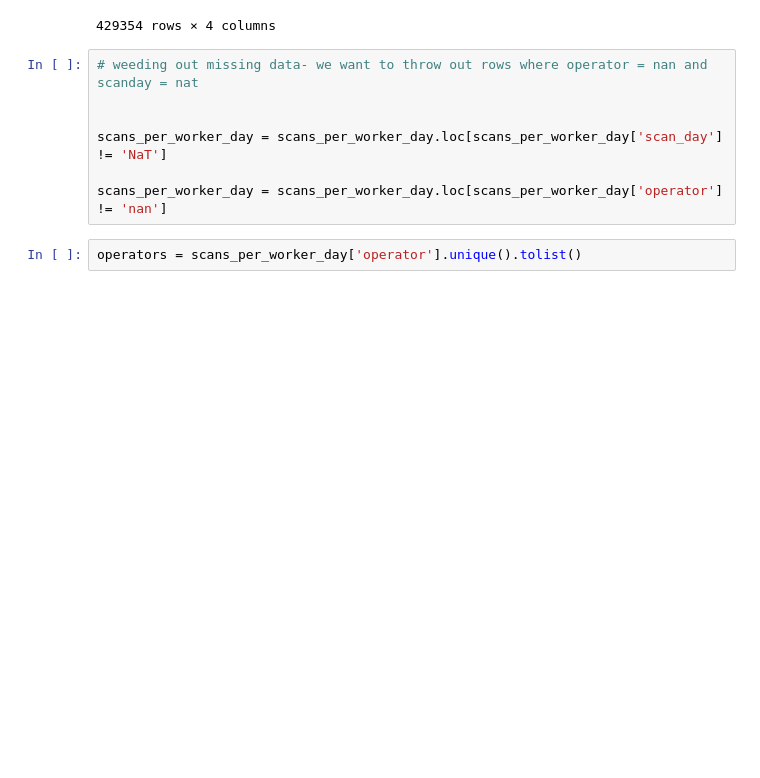
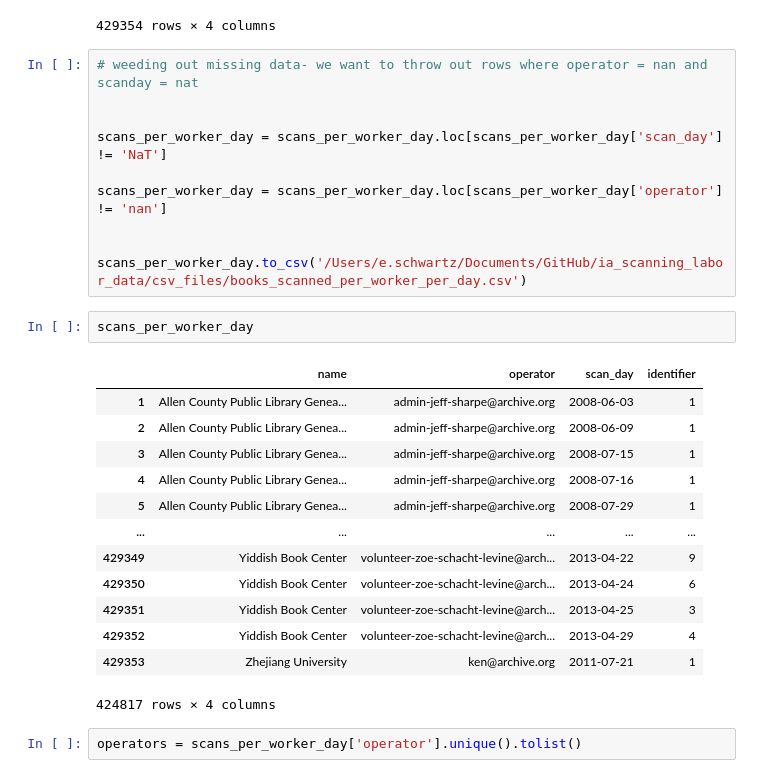
Before and after one commit to ers6/ia_scanning_labor_data, a Jupyter notebook: calculate_stats.ipynb, the cells around one changed output. Saved outputs shown, nothing was run; the diff lists cells and outputs as text; blank space fills up the shorter version.

```diff
--- a/calculate_stats.ipynb
+++ b/calculate_stats.ipynb
@@ -204,6 +204,25 @@ scans_per_worker_day
 scans_per_worker_day = scans_per_worker_day.loc[scans_per_worker_day['scan_day'] != 'NaT']
 
 scans_per_worker_day = scans_per_worker_day.loc[scans_per_worker_day['operator'] != 'nan']
+
+
+scans_per_worker_day.to_csv('/Users/e.schwartz/Documents/GitHub/ia_scanning_labor_data/csv_files/books_scanned_per_worker_per_day.csv')
+# %%
+scans_per_worker_day
+# %% [output]
+|  | name | operator | scan_day | identifier |
+| 1 | Allen County Public Library Genea... | admin-jeff-sharpe@archive.org | 2008-06-03 | 1 |
+| 2 | Allen County Public Library Genea... | admin-jeff-sharpe@archive.org | 2008-06-09 | 1 |
+| 3 | Allen County Public Library Genea... | admin-jeff-sharpe@archive.org | 2008-07-15 | 1 |
+| 4 | Allen County Public Library Genea... | admin-jeff-sharpe@archive.org | 2008-07-16 | 1 |
+| 5 | Allen County Public Library Genea... | admin-jeff-sharpe@archive.org | 2008-07-29 | 1 |
+| ... | ... | ... | ... | ... |
+| 429349 | Yiddish Book Center | volunteer-zoe-schacht-levine@arch... | 2013-04-22 | 9 |
+| 429350 | Yiddish Book Center | volunteer-zoe-schacht-levine@arch... | 2013-04-24 | 6 |
+| 429351 | Yiddish Book Center | volunteer-zoe-schacht-levine@arch... | 2013-04-25 | 3 |
+| 429352 | Yiddish Book Center | volunteer-zoe-schacht-levine@arch... | 2013-04-29 | 4 |
+| 429353 | Zhejiang University | ken@archive.org | 2011-07-21 | 1 |
+424817 rows × 4 columns
 # %%
 operators = scans_per_worker_day['operator'].unique().tolist()
 # %%
```
Also changed, not shown: parts of 1 cell of this notebook, 1 other file.
